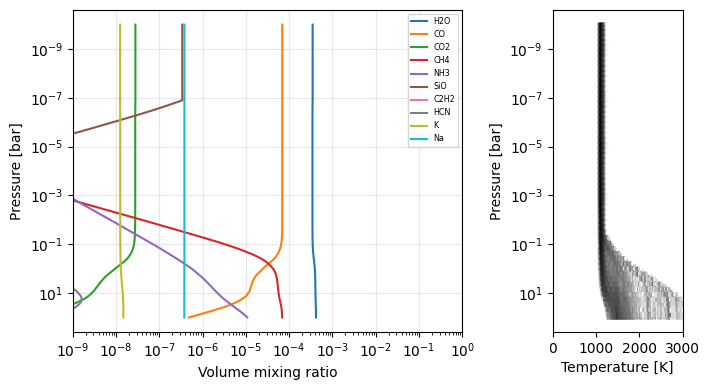
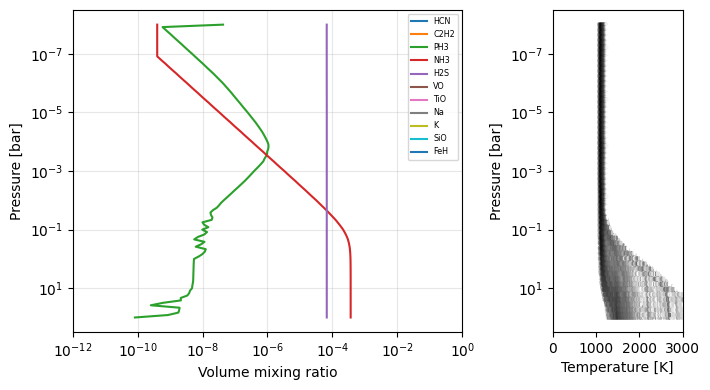
The change to this notebook cell's code, shown as a diff; its figure went from the first image to the second:
--- before
+++ after
@@ -22,5 +22,5 @@
     co_ratios=c2o_ratios,
     log10_metallicities=metals,
-    temperatures=temperatures,
+    temperatures=temperatures*0 + 500,
     pressures=pres_bar,
     full=False
@@ -32,5 +32,7 @@
 mmw = compute_mean_molar_masses(mass_fractions)
 
-for i, sp in enumerate(species_names):
+for i, sp in enumerate(mass_fractions.keys()):
+    if sp in ['H2', 'He', "H", "H-", "e-", "CO", "CO2", "H2O", "CH4"]:
+        continue
     mixing_ratios = mass_fractions[sp] * mmw / get_species_molar_mass(sp)
     ax[0].plot(mixing_ratios, pres_bar, label=sp)
@@ -63,5 +65,5 @@
 ax[0].set_ylabel('Pressure [bar]')
 ax[0].set_xlabel('Volume mixing ratio')
-ax[0].set_xlim(1e-9, 1) 
+ax[0].set_xlim(1e-12, 1) 
 ax[0].grid(alpha=0.3)
 ax[0].invert_yaxis()
@@ -73,3 +75,3 @@
 ax[1].invert_yaxis()
 fig.tight_layout()
-fig.savefig('chemistry.png', dpi=100)
+# fig.savefig('chemistry.png', dpi=100)

Commit: modified:   __pycache__/lcr_atm.cpython-312.pyc 	modified:   config/HD209458b_benchmark-pix.toml 	modified:   config/HD209458b_joint.toml 	new file:   config/HD209458b_joint_flatmass.toml 	new file:   corner_plot-comb.pdf 	modified:   lcr_atm.py 	modified:   lcr_exec_mcmc.py 	deleted:    output-pix.